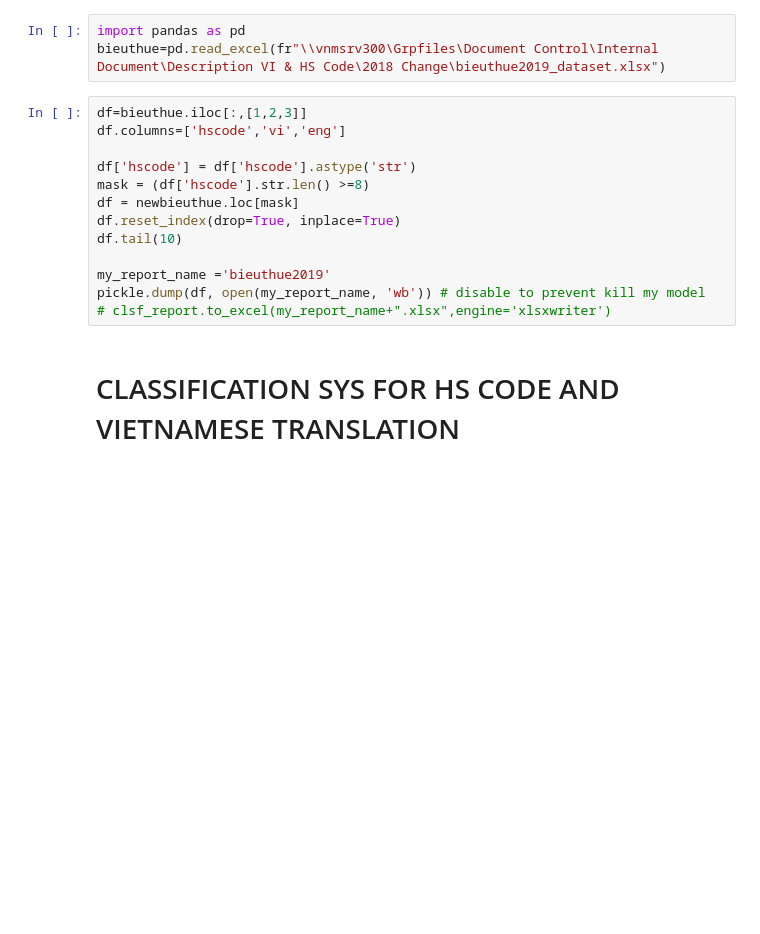
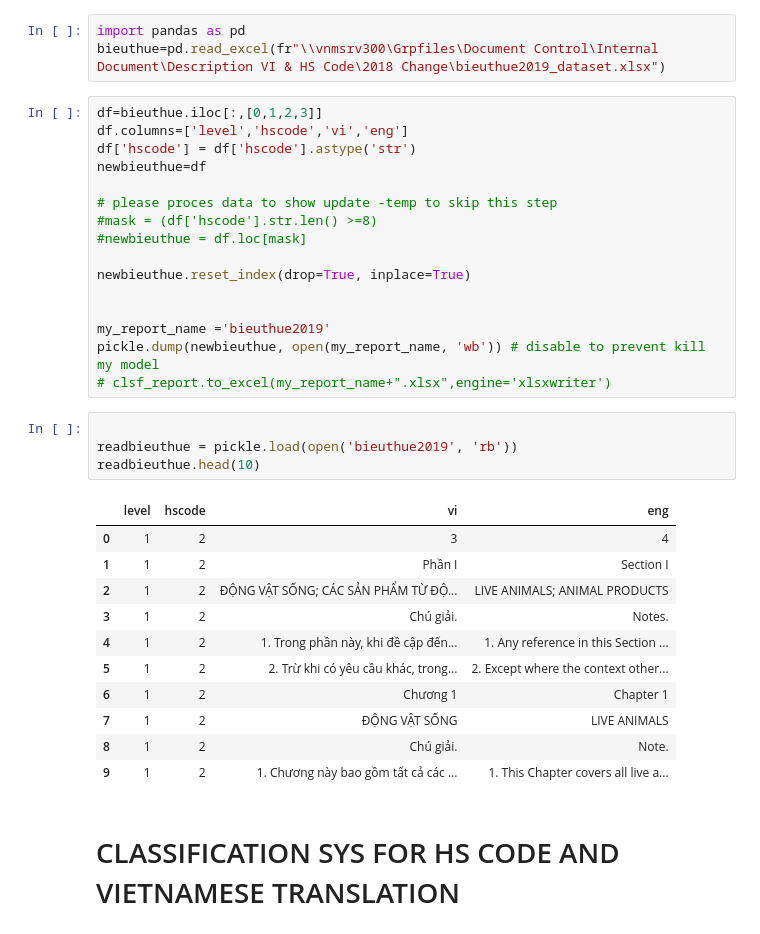
Before and after one commit to khangvan/predict_htscode_vietnamese_translation, a Jupyter notebook: Trainning Model HS_VI.ipynb, the cells around one changed output. Cells and saved outputs as stored; diff of their text form; blank space fills up the shorter version.

Commit message:
release production phase

```diff
--- a/Trainning Model HS_VI.ipynb
+++ b/Trainning Model HS_VI.ipynb
@@ -4,18 +4,37 @@
 import pandas as pd
 bieuthue=pd.read_excel(fr"\\vnmsrv300\Grpfiles\Document Control\Internal Document\Description VI & HS Code\2018 Change\bieuthue2019_dataset.xlsx")
 # %%
-df=bieuthue.iloc[:,[1,2,3]]
-df.columns=['hscode','vi','eng']
+df=bieuthue.iloc[:,[0,1,2,3]]
+df.columns=['level','hscode','vi','eng']
+df['hscode'] = df['hscode'].astype('str')
+newbieuthue=df
 
-df['hscode'] = df['hscode'].astype('str')
-mask = (df['hscode'].str.len() >=8)
-df = newbieuthue.loc[mask]
-df.reset_index(drop=True, inplace=True)
-df.tail(10)
+# please proces data to show update -temp to skip this step
+#mask = (df['hscode'].str.len() >=8)
+#newbieuthue = df.loc[mask]
+
+newbieuthue.reset_index(drop=True, inplace=True)
+
 
 my_report_name ='bieuthue2019'
-pickle.dump(df, open(my_report_name, 'wb')) # disable to prevent kill my model
+pickle.dump(newbieuthue, open(my_report_name, 'wb')) # disable to prevent kill my model
 # clsf_report.to_excel(my_report_name+".xlsx",engine='xlsxwriter')
+# %%
+
+readbieuthue = pickle.load(open('bieuthue2019', 'rb'))
+readbieuthue.head(10)
+# %% [output]
+|  | level | hscode | vi | eng |
+| 0 | 1 | 2 | 3 | 4 |
+| 1 | 1 | 2 | Phần I | Section I |
+| 2 | 1 | 2 | ĐỘNG VẬT SỐNG; CÁC SẢN PHẨM TỪ ĐỘ... | LIVE ANIMALS; ANIMAL PRODUCTS |
+| 3 | 1 | 2 | Chú giải. | Notes. |
+| 4 | 1 | 2 | 1. Trong phần này, khi đề cập đến... | 1. Any reference in this Section ... |
+| 5 | 1 | 2 | 2. Trừ khi có yêu cầu khác, trong... | 2. Except where the context other... |
+| 6 | 1 | 2 | Chương 1 | Chapter 1 |
+| 7 | 1 | 2 | ĐỘNG VẬT SỐNG | LIVE ANIMALS |
+| 8 | 1 | 2 | Chú giải. | Note. |
+| 9 | 1 | 2 | 1. Chương này bao gồm tất cả các ... | 1. This Chapter covers all live a... |
 # %% [markdown]
 # CLASSIFICATION SYS FOR HS CODE AND VIETNAMESE TRANSLATION
 # %%
```
Also changed, not shown: parts of 9 cells of this notebook, 5 other files.
